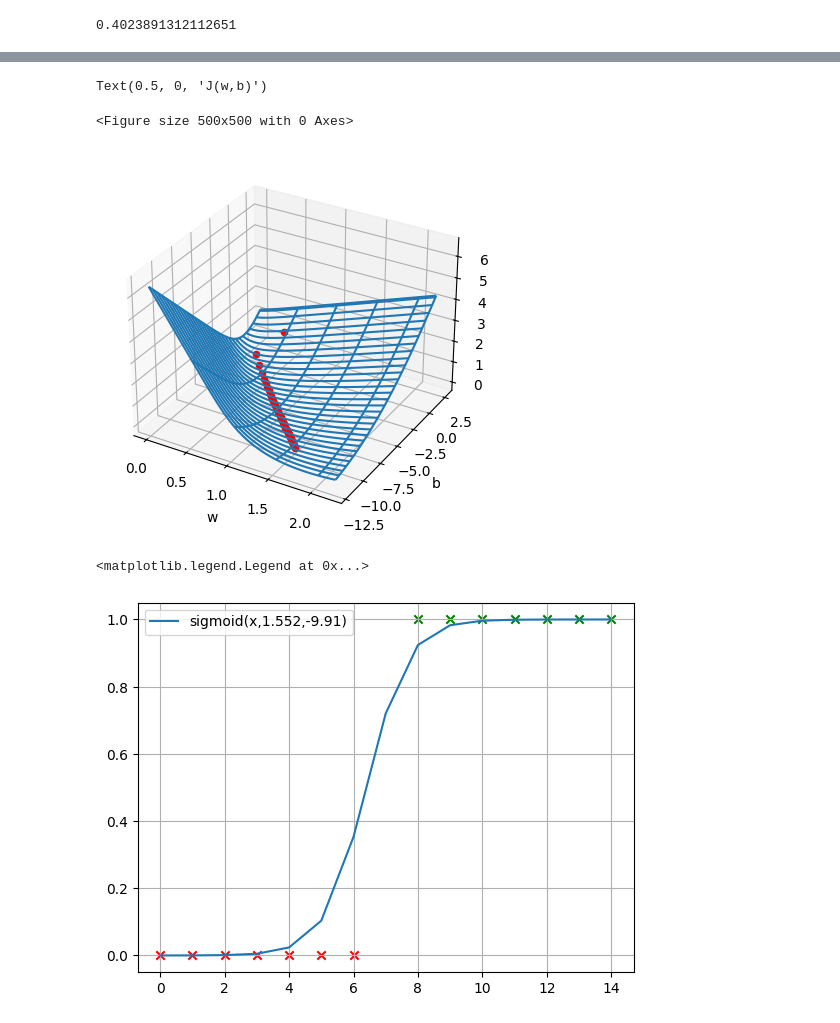
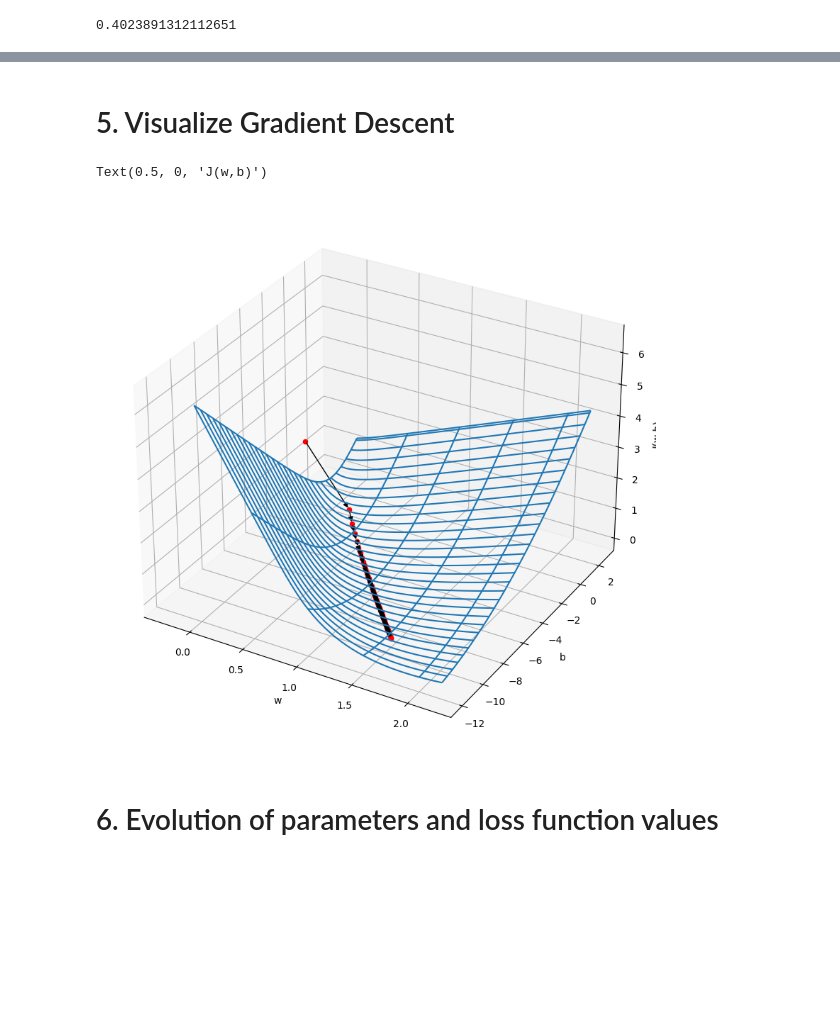
Before and after one commit to enoten/ml-numpy-pytorch, a Jupyter notebook: Logistic Regression.ipynb, the cells around one changed output, grey strips where cells are left out. Cells and saved outputs as stored; diff of their text form; code cells hidden in the pictures; blank space fills up the shorter version.

```diff
--- a/Logistic Regression.ipynb
+++ b/Logistic Regression.ipynb
@@ -36,0 +112,4 @@ plt.show()
+# %%
+y1 = y.copy()
+y1 = np.append(y,1)
+x1 = np.append(x,50)
@@ -84,8 +363,10 @@ plt.grid('on')
 # %%
 num_samples = x.shape[0]
-W = np.arange(-4,2.45,0.05)
+#W = np.arange(-4,2.45,0.05)
+W = np.arange(0,2.25,0.05)
 w_list = list(W)
-B = np.arange(-5,2.75,0.05)
+#B = np.arange(-5,2.75,0.05)
+B = np.arange(-12,2.65,0.05)
 b_list = list(B)
 W_grid, B_grid = np.meshgrid(W, B)
 
@@ -128,0 +430,6 @@ db
+# %%
+lr = 0.01
+print('Before update w',w,'b',b)
+w = w - lr*dw
+b = b - lr*db
+print('After update w',w,'b',b)
@@ -171,3 +483,5 @@ w,b
+# %% [markdown]
+# 5. Visualize Gradient Descent
 # %%
 W = np.arange(0,2.25,0.05)
 w_list = list(W)
@@ -177,50 +491,50 @@ W_grid, B_grid = np.meshgrid(W, B)
 
 J = np.zeros((W.shape[0],B.shape[0]))
 for i,w in enumerate(w_list):
     for j,b in enumerate(b_list):
         sig_param = sigmoid(x,w,b)
         loss = -(np.dot(y,np.log(sig_param)) + np.dot(1-y,np.log(1-sig_param)))/num_samples
         J[i,j] = loss
         #print(i,j,w,b,MSE)
 
-plt.figure(figsize=(5,5))
-fig, ax = plt.subplots(subplot_kw={"projection": "3d"})
+fig = plt.figure(figsize=(10,10))
+ax = fig.add_subplot(111, projection='3d')
 surf = ax.plot_wireframe(W_grid, B_grid, J.T,
                          rstride=10,
                          cstride=10)
 cut_off = 100
 #ax.scatter(5,3,0, marker='X',color="green")
 
 #for w_val, b_val, loss_val in zip(w_in_time[:cut_off],b_in_time[:cut_off],loss_in_time[:cut_off]):
 #    ax.scatter(w_val,b_val,loss_val, marker='o',color="red")
 
 #for w_val, b_val, loss_val in zip(w_in_time[:-1],b_in_time[:-1],loss_in_time):
 #    ax.scatter(w_val,b_val,loss_val, marker='o',color="red")
 
+selected_w = []
+selected_b = []
+selected_loss = []
+
 for w_val, b_val, loss_val in zip(w_in_time[0:iter:100],b_in_time[0:iter:100],loss_in_time[0:iter:100]):
+    selected_w.append(w_val)
+    selected_b.append(b_val)
+    selected_loss.append(loss_val)
     ax.scatter(w_val,b_val,loss_val, marker='o',color="red")
 
-
+for ind in range(len(selected_w)-1):
+    a = Arrow3D([selected_w[ind], selected_w[ind+1]], [selected_b[ind], selected_b[ind+1]],
+                [selected_loss[ind], selected_loss[ind+1]], mutation_scale=10,
+                lw=1, arrowstyle="-|>", color="black")
+    ax.add_artist(a)
 
 ax.set_xlabel('w')
 ax.set_ylabel('b')
 ax.set_zlabel('J(w,b)')
 # %% [output]
 Text(0.5, 0, 'J(w,b)')
-<Figure size 500x500 with 0 Axes>
-[figure, old version]
+[figure, new version]
-# %%
-plt.plot(x,sigmoid(x,w_in_time[-1],b_in_time[-1]))
-for x_i, y_i in zip(list(x),list(y)):
-    if x_i < 7:
-        plt.scatter(x_i,y_i,color='red',marker='x')
-    if x_i > 7:
-        plt.scatter(x_i,y_i,color='green',marker='x')
-plt.grid('on')
-plt.legend(['sigmoid(x,'+str(w_in_time[-1])[:5]+','+str(b_in_time[-1])[:5]+')'])
-# %% [output]
-<matplotlib.legend.Legend at 0x...>
-[figure, old version]
+# %% [markdown]
+# 6. Evolution of parameters and loss function values
 # %%
 plt.plot(loss_in_time)
 plt.title('Loss Function Evolution')
```
Also changed, not shown: parts of 56 cells of this notebook.
